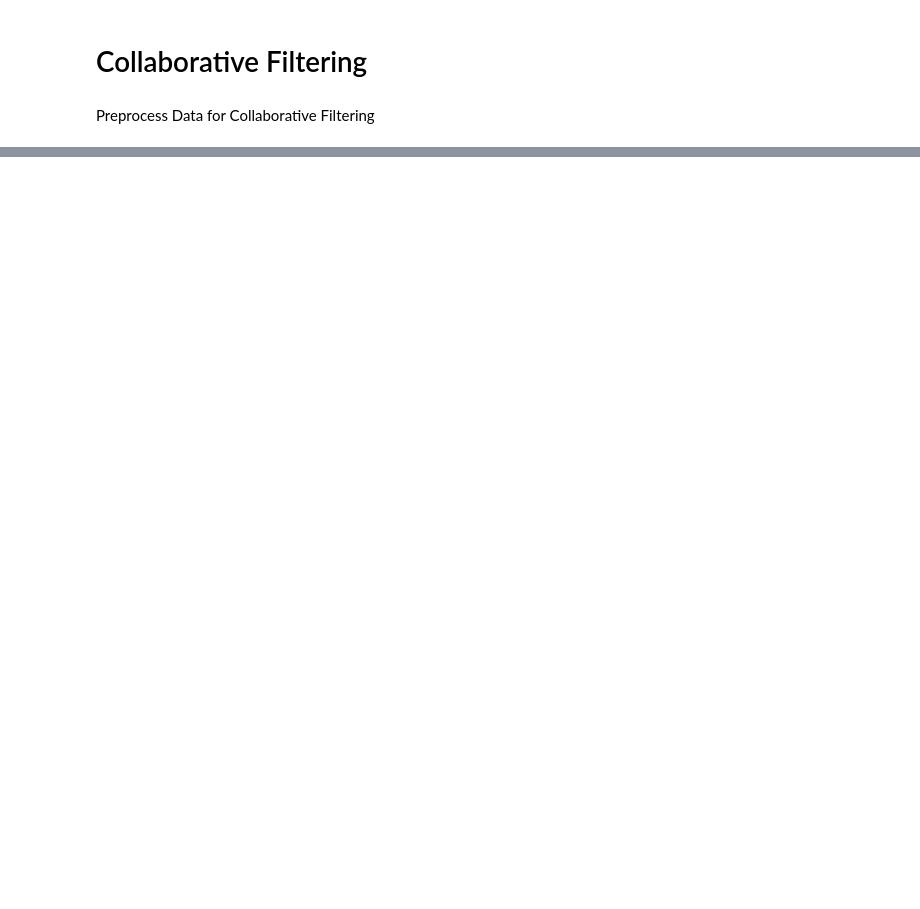
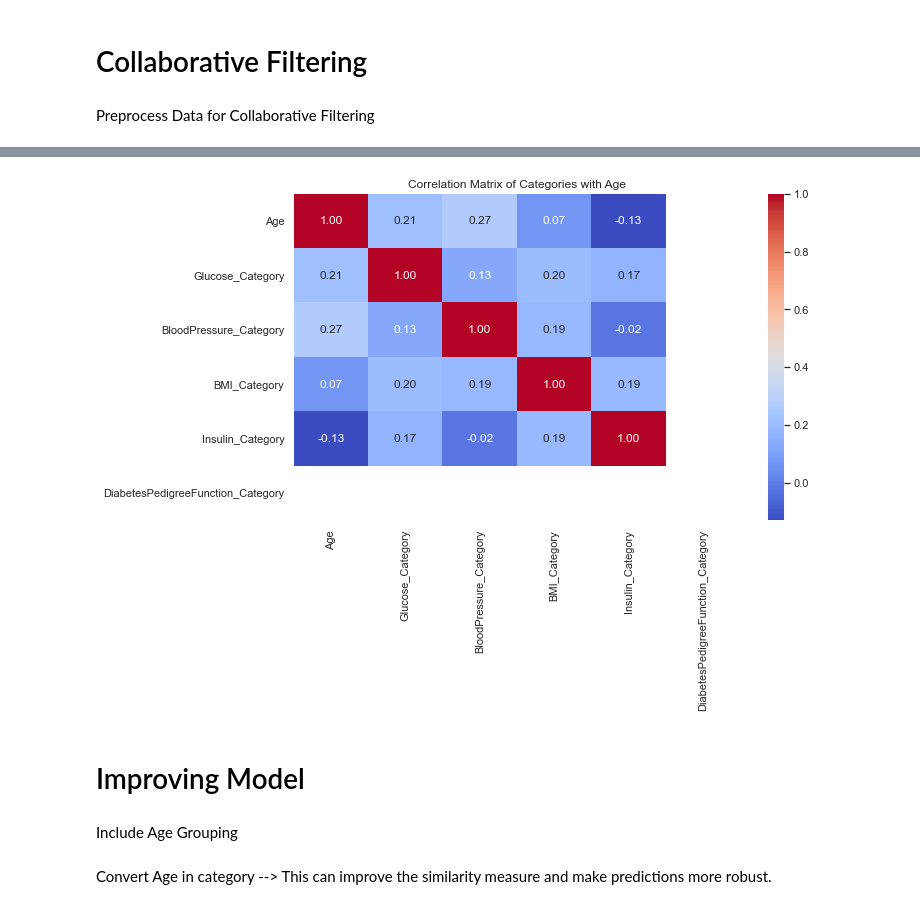
Before and after one commit to maxgorriaran/Tailored-Treatment-Advisor, a Jupyter notebook: ProjectCS310.ipynb, the cells around one changed output, grey strips where cells are left out. Drawn from its saved outputs; the diff is of its cells as text; code cells hidden in the pictures; blank space fills up the shorter version.

```diff
--- a/ProjectCS310.ipynb
+++ b/ProjectCS310.ipynb
@@ -1607,0 +1956,18 @@ Outcomes of Nearest Neighbors: [1 0 1 0 0]
+# %%
+# Compute correlation matrix
+correlation_matrix = filtered_data[['Age', 'Glucose_Category', 'BloodPressure_Category',
+                         'BMI_Category', 'Insulin_Category', 'DiabetesPedigreeFunction_Category']].corr()
+
+# Plot heatmap
+plt.figure(figsize=(10, 6))
+sns.heatmap(correlation_matrix, annot=True, cmap='coolwarm', fmt=".2f")
+plt.title("Correlation Matrix of Categories with Age")
+plt.show()
+# %% [output]
+[figure, added]
+# %% [markdown]
+# Improving Model
+# %% [markdown]
+ Include Age Grouping
+# %% [markdown]
+Convert Age in category --> This can improve the similarity measure and make predictions more robust.
```
Also changed, not shown: parts of 66 cells of this notebook.
